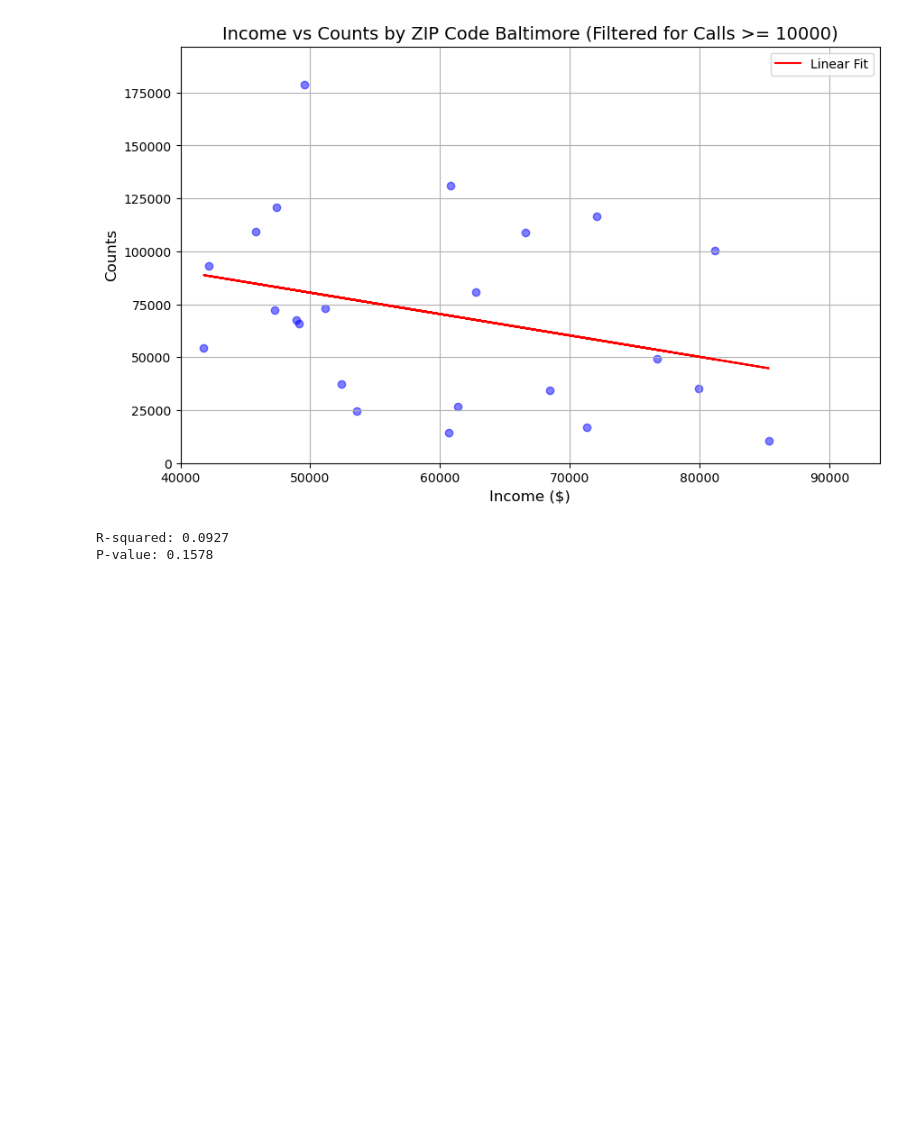
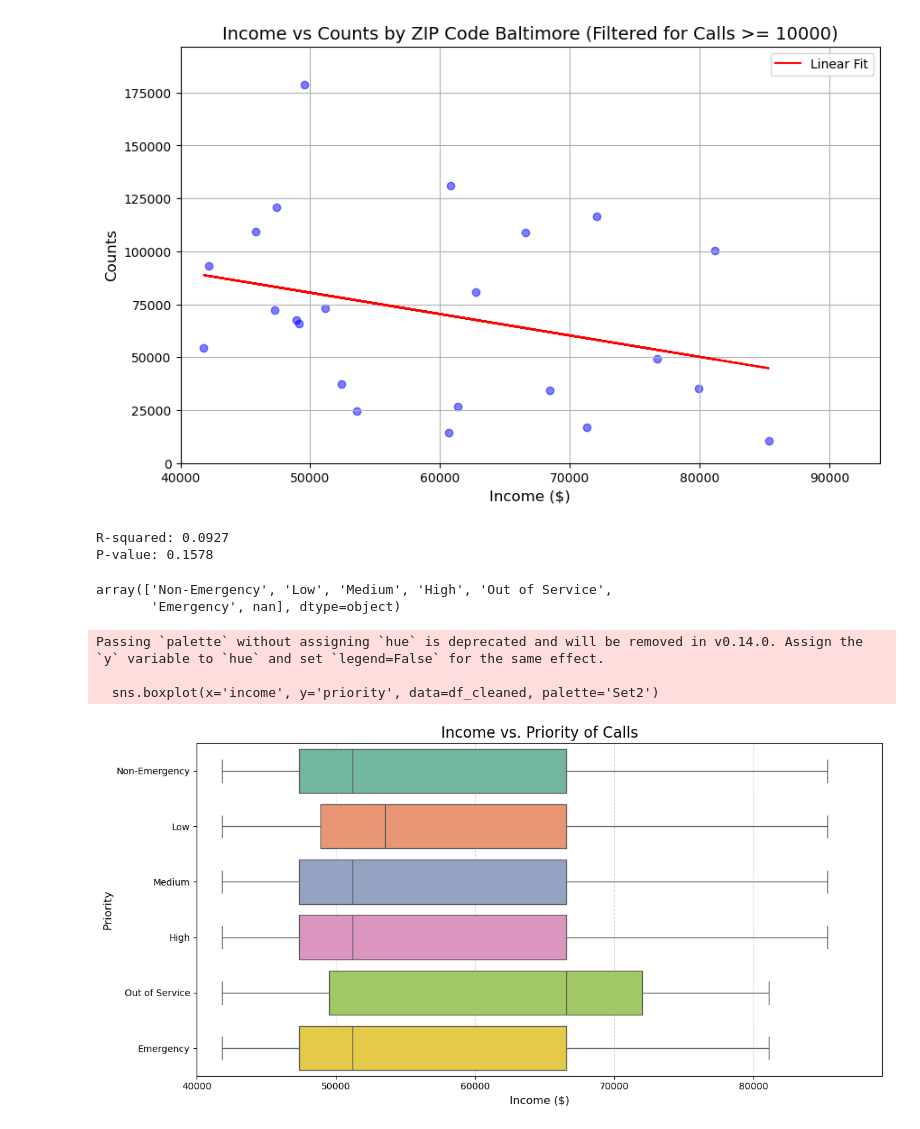
Before and after one commit to AadiPatangi/FallDataChallenge, a Jupyter notebook: notebook.ipynb, the cells around one changed output. Saved outputs shown, nothing was run; the diff lists cells and outputs as text; code cells hidden in the pictures; blank space fills up the shorter version.

```diff
--- a/notebook.ipynb
+++ b/notebook.ipynb
@@ -425,3 +425,49 @@ print(f"P-value: {p_value:.4f}")
 [figure]
 R-squared: 0.0927
 P-value: 0.1578
+# %%
+data_cleaned['priority'].unique()
+# %% [output]
+array(['Non-Emergency', 'Low', 'Medium', 'High', 'Out of Service',
+       'Emergency', nan], dtype=object)
+# %%
+import pandas as pd
+import matplotlib.pyplot as plt
+import seaborn as sns
+
+# Assuming df_cleaned contains 'priority' and 'ZIPCode'
+# and zip_info_mapping contains the 'income' for each ZIP code.
+
+# Step 1: Convert zip_info_mapping into a DataFrame for easier merging
+zip_info_df = pd.DataFrame.from_dict(zip_info_mapping, orient='index').reset_index()
+zip_info_df.columns = ['ZIPCode', 'income', 'count']  # Rename columns appropriately
+
+# Step 2: Merge df_cleaned with the income data
+df_cleaned = data_cleaned.merge(zip_info_df[['ZIPCode', 'income']], on='ZIPCode', how='left')
+
+# Step 3: Remove rows with missing income values
+df_cleaned = df_cleaned.dropna(subset=['income'])
+
+# Step 4: Plotting income vs. priority using a box plot
+plt.figure(figsize=(12, 6))
+
+# Create a box plot to visualize income distribution by priority
+sns.boxplot(x='income', y='priority', data=df_cleaned, palette='Set2')
+
+# Set x-axis limit to start from 40,000
+plt.xlim(40000, plt.xlim()[1])
+
+# Customize plot
+plt.title('Income vs. Priority of Calls', fontsize=16)
+plt.xlabel('Income ($)', fontsize=12)
+plt.ylabel('Priority', fontsize=12)
+plt.grid(axis='x', linestyle='--', alpha=0.5)
+
+# Show the plot
+plt.tight_layout()
+plt.show()
+# %% [output]
+Passing `palette` without assigning `hue` is deprecated and will be removed in v0.14.0. Assign the `y` variable to `hue` and set `legend=False` for the same effect.
+
+  sns.boxplot(x='income', y='priority', data=df_cleaned, palette='Set2')
+[figure, added]
```
Also changed, not shown: parts of 1 cell of this notebook, 1 other file.
